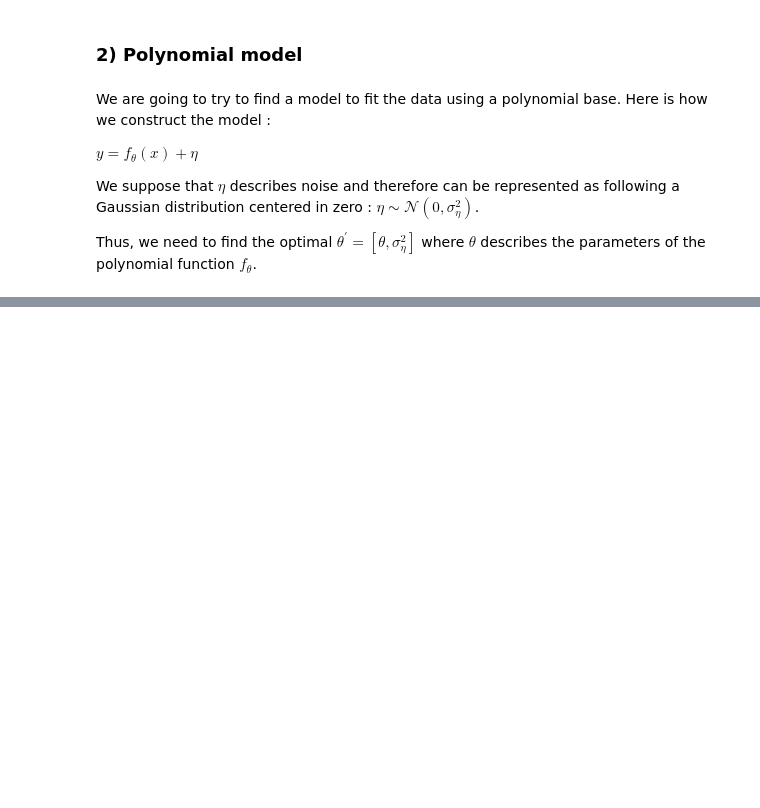
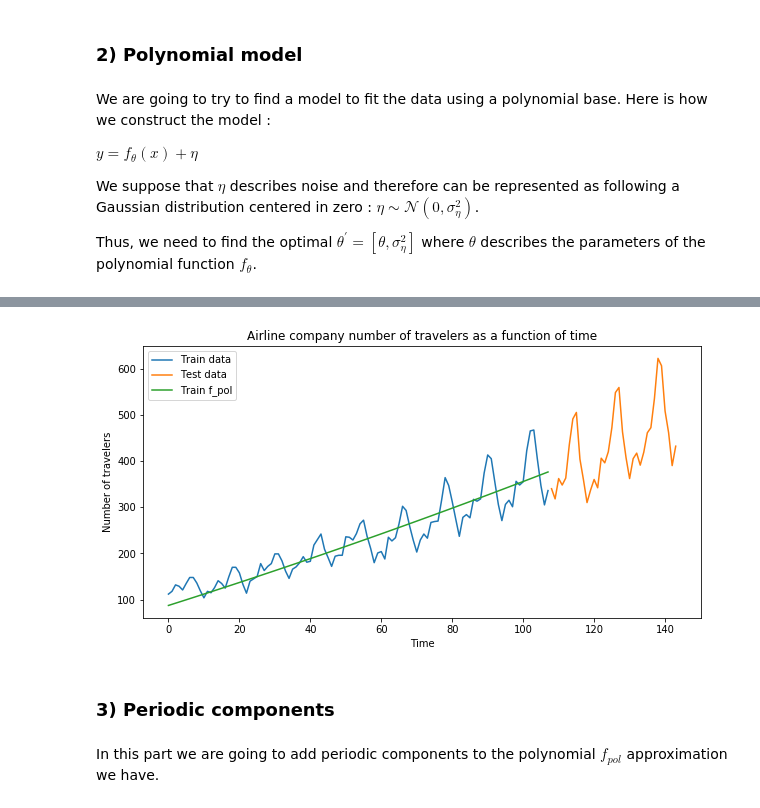
Before and after one commit to poupeaua/nolineal-reg, a Jupyter notebook: nolineal-reg.ipynb, the cells around one changed output, grey strips where cells are left out. Saved outputs shown, nothing was run; the diff lists cells and outputs as text; code cells hidden in the pictures; blank space fills up the shorter version.

```diff
--- a/nolineal-reg.ipynb
+++ b/nolineal-reg.ipynb
@@ -147,0 +147,32 @@ for d in degree_values:
+# %%
+# producing the best f_pol
+degree_value = 2
+rho_value = 4.61 # best grado 2, rho= 4.61
+
+opt_params = optimizerPolyMAP(X=X_train, Y=Y_train, degree=degree_value, rho=rho_value)
+
+phi_d_X_train =  polyBaseMatrix(X=X_train, degree=degree_value)
+phi_d_X_test = polyBaseMatrix(X=X_test, degree=degree_value)
+
+Y_pred_train = np.matmul(opt_params, phi_d_X_train.T)
+Y_pred_test = np.matmul(opt_params, phi_d_X_test.T)
+
+# Defining f_pol
+f_pol = np.concatenate((Y_pred_train, Y_pred_test))
+
+# display real values
+plt.plot(X_train, Y_train, label="Train data")
+plt.plot(X_test, Y_test, label="Test data")
+plt.plot(X_train, Y_pred_train, label="Train f_pol")
+plt.plot()
+plt.title("Airline company number of travelers as a function of time")
+plt.xlabel("Time")
+plt.ylabel("Number of travelers")
+plt.legend()
+plt.show()
+# %% [output]
+[figure, added]
+# %% [markdown]
+### 3) Periodic components
+# %% [markdown]
+In this part we are going to add periodic components to the polynomial $f_{pol}$ approximation we have.
```
Also changed, not shown: parts of 6 cells of this notebook.
